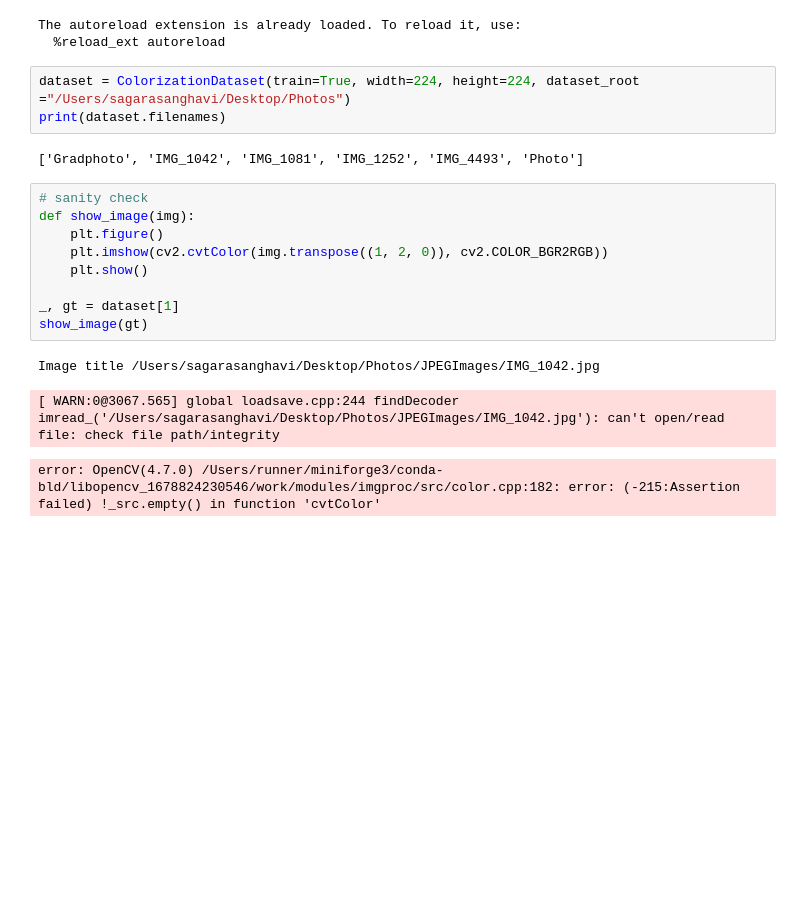
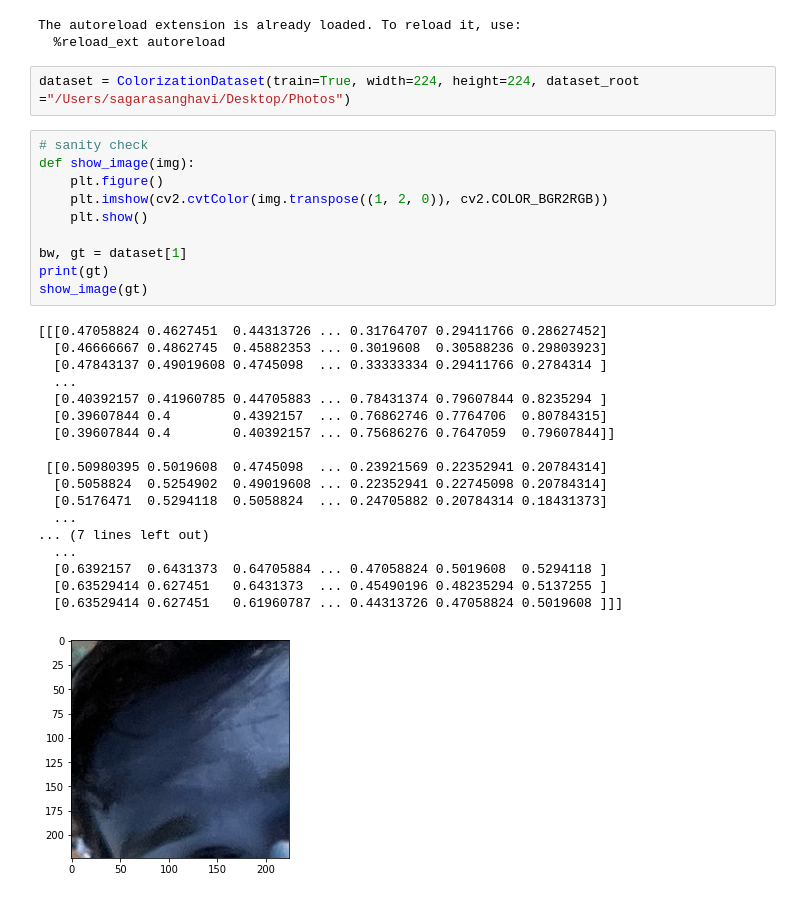
Before and after one commit to TheMoon2000/cs280-final-project, a Jupyter notebook: playground_axial.ipynb, the cells around one changed output. Drawn from its saved outputs; the diff is of its cells as text; blank space fills up the shorter version.

```diff
--- a/playground_axial.ipynb
+++ b/playground_axial.ipynb
@@ -16,22 +16,35 @@ The autoreload extension is already loaded. To reload it, use:
   %reload_ext autoreload
 # %%
 dataset = ColorizationDataset(train=True, width=224, height=224, dataset_root ="/Users/sagarasanghavi/Desktop/Photos")
-print(dataset.filenames)
-# %% [output]
-['Gradphoto', 'IMG_1042', 'IMG_1081', 'IMG_1252', 'IMG_4493', 'Photo']
 # %%
 # sanity check
 def show_image(img):
     plt.figure()
     plt.imshow(cv2.cvtColor(img.transpose((1, 2, 0)), cv2.COLOR_BGR2RGB))
     plt.show()
 
-_, gt = dataset[1]
+bw, gt = dataset[1]
+print(gt)
 show_image(gt)
 # %% [output]
-Image title /Users/sagarasanghavi/Desktop/Photos/JPEGImages/IMG_1042.jpg
+[[[0.47058824 0.4627451  0.44313726 ... 0.31764707 0.29411766 0.28627452]
+  [0.46666667 0.4862745  0.45882353 ... 0.3019608  0.30588236 0.29803923]
+  [0.47843137 0.49019608 0.4745098  ... 0.33333334 0.29411766 0.2784314 ]
+  ...
+  [0.40392157 0.41960785 0.44705883 ... 0.78431374 0.79607844 0.8235294 ]
+  [0.39607844 0.4        0.4392157  ... 0.76862746 0.7764706  0.80784315]
+  [0.39607844 0.4        0.40392157 ... 0.75686276 0.7647059  0.79607844]]
+
+ [[0.50980395 0.5019608  0.4745098  ... 0.23921569 0.22352941 0.20784314]
+  [0.5058824  0.5254902  0.49019608 ... 0.22352941 0.22745098 0.20784314]
+  [0.5176471  0.5294118  0.5058824  ... 0.24705882 0.20784314 0.18431373]
+  ...
+... (7 lines left out)
+  ...
+  [0.6392157  0.6431373  0.64705884 ... 0.47058824 0.5019608  0.5294118 ]
+  [0.63529414 0.627451   0.6431373  ... 0.45490196 0.48235294 0.5137255 ]
+  [0.63529414 0.627451   0.61960787 ... 0.44313726 0.47058824 0.5019608 ]]]
-[ WARN:0@3067.565] global loadsave.cpp:244 findDecoder imread_('/Users/sagarasanghavi/Desktop/Photos/JPEGImages/IMG_1042.jpg'): can't open/read file: check file path/integrity
-error: OpenCV(4.7.0) /Users/runner/miniforge3/conda-bld/libopencv_1678824230546/work/modules/imgproc/src/color.cpp:182: error: (-215:Assertion failed) !_src.empty() in function 'cvtColor'
+[figure, added]
 # %%
 from models.axialtransformer import *
 
```
Also changed, not shown: parts of 2 cells of this notebook, 1 other file.
